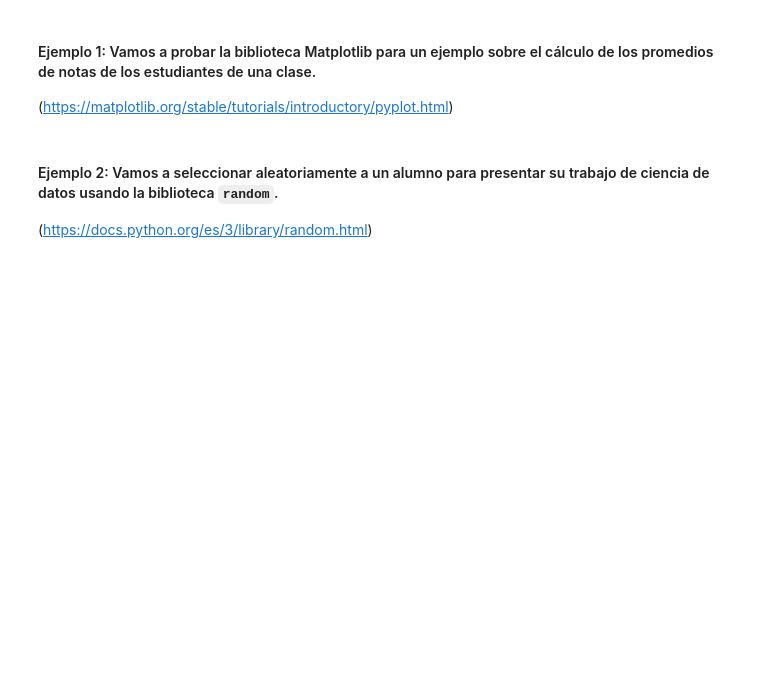
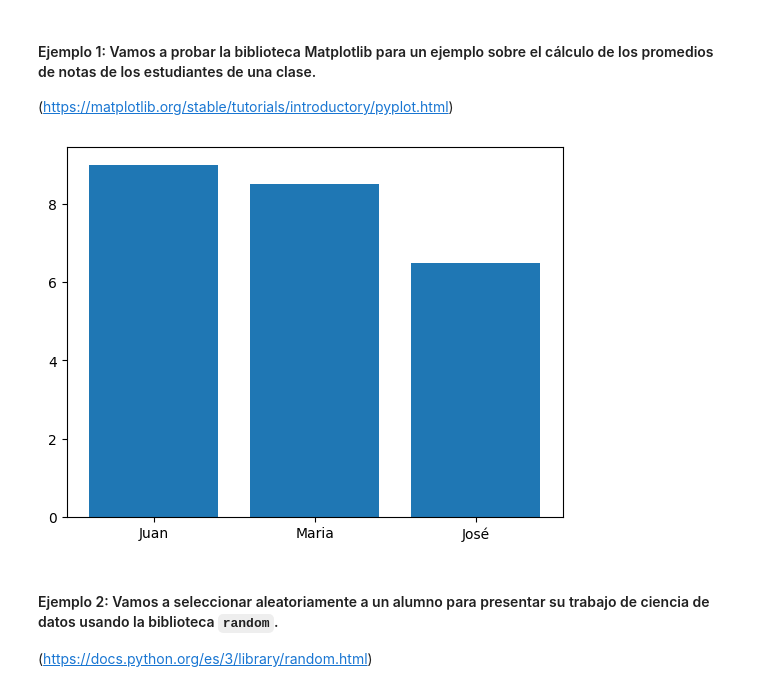
Before and after one commit to AGajardoT/PythonPracticaAlura, a Jupyter notebook: Python_para_Data_Science2.ipynb, the cells around one changed output. Drawn from its saved outputs; the diff is of its cells as text; code cells hidden in the pictures; blank space fills up the shorter version.

```diff
--- a/Python_para_Data_Science2.ipynb
+++ b/Python_para_Data_Science2.ipynb
@@ -33,3 +90,11 @@ t
+# %%
+estudiantes = ["Juan", "Maria", "José"]
+notas_estudiantes = [9, 8.5, 6.5]
+
+plt.bar(estudiantes, notas_estudiantes)
+plt.show()
+# %% [output]
+[figure, added]
 # %% [markdown]
 #### Ejemplo 2: Vamos a seleccionar aleatoriamente a un alumno para presentar su trabajo de ciencia de datos usando la biblioteca `random`.
 
```
Also changed, not shown: parts of 25 cells of this notebook.
